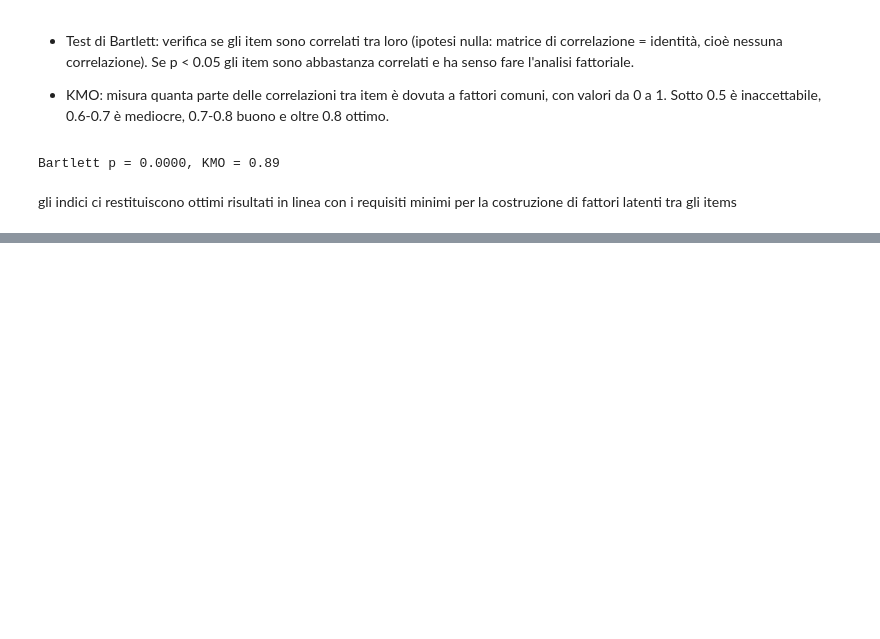
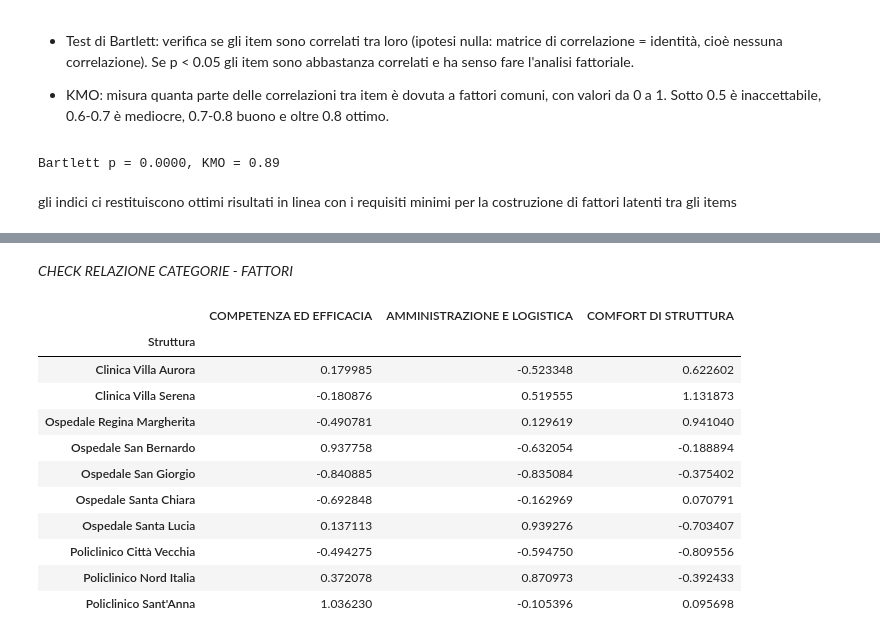
Before and after one commit to fuma92-da/discriminante, a Jupyter notebook: analisi_strutture_ospedaliere.ipynb, the cells around one changed output, grey strips where cells are left out. Drawn from its saved outputs; the diff is of its cells as text; code cells hidden in the pictures; blank space fills up the shorter version.

```diff
--- a/analisi_strutture_ospedaliere.ipynb
+++ b/analisi_strutture_ospedaliere.ipynb
@@ -303,0 +421,18 @@ gli indici ci restituiscono ottimi risultati in linea con i requisiti minimi per
+# %% [markdown]
+*CHECK RELAZIONE CATEGORIE - FATTORI*
+# %%
+str_f_1 = df.groupby("Struttura")[["COMPETENZA ED EFFICACIA", "AMMINISTRAZIONE E LOGISTICA","COMFORT DI STRUTTURA"]].mean()
+display(str_f_1)
+# %% [output]
+|  | COMPETENZA ED EFFICACIA | AMMINISTRAZIONE E LOGISTICA | COMFORT DI STRUTTURA |
+| Struttura |  |  |  |
+| Clinica Villa Aurora | 0.179985 | -0.523348 | 0.622602 |
+| Clinica Villa Serena | -0.180876 | 0.519555 | 1.131873 |
+| Ospedale Regina Margherita | -0.490781 | 0.129619 | 0.941040 |
+| Ospedale San Bernardo | 0.937758 | -0.632054 | -0.188894 |
+| Ospedale San Giorgio | -0.840885 | -0.835084 | -0.375402 |
+| Ospedale Santa Chiara | -0.692848 | -0.162969 | 0.070791 |
+| Ospedale Santa Lucia | 0.137113 | 0.939276 | -0.703407 |
+| Policlinico Città Vecchia | -0.494275 | -0.594750 | -0.809556 |
+| Policlinico Nord Italia | 0.372078 | 0.870973 | -0.392433 |
+| Policlinico Sant'Anna | 1.036230 | -0.105396 | 0.095698 |
```
Also changed, not shown: parts of 16 cells of this notebook.
